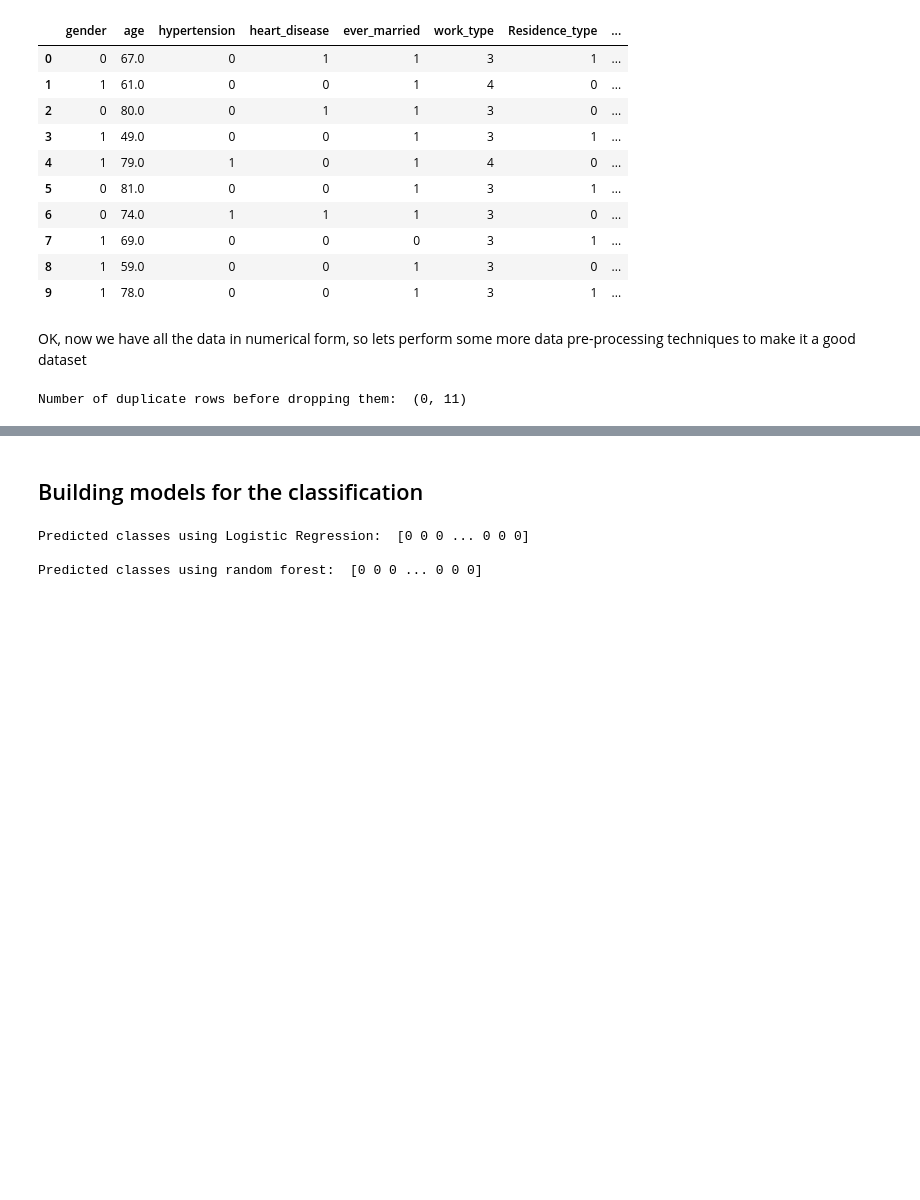
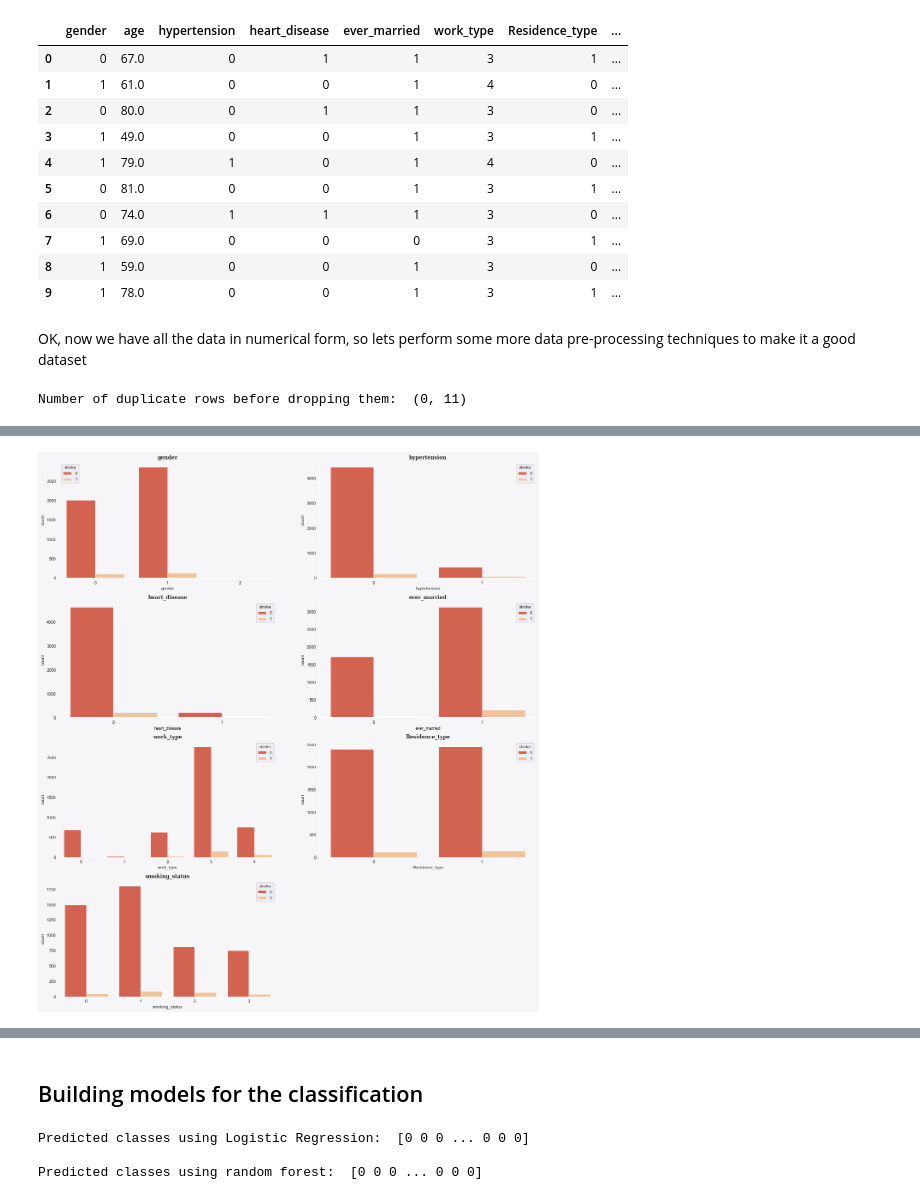
Before and after one commit to seenusnehil/Machine-Learning-Journey, a Jupyter notebook: Brain-Stroke-Prediction/brain-stroke-prediction.ipynb, the cells around one changed output, grey strips where cells are left out. Drawn from its saved outputs; the diff is of its cells as text; code cells hidden in the pictures; blank space fills up the shorter version.

```diff
--- a/Brain-Stroke-Prediction/brain-stroke-prediction.ipynb
+++ b/Brain-Stroke-Prediction/brain-stroke-prediction.ipynb
@@ -182,0 +146,16 @@ sns.boxplot(x = data['bmi'])
+# %%
+data_categories = data[['gender', 'hypertension', 'heart_disease', 'ever_married','work_type', 'Residence_type',
+                       'smoking_status']]
+fig=plt.figure(figsize=(20,23))
+background_color = '#f6f5f7'
+fig.patch.set_facecolor(background_color)
+for indx,val in enumerate(data_categories.columns):
+    ax=plt.subplot(4,2,indx+1)
+    ax.set_facecolor(background_color)
+    ax.set_title(val,fontweight='bold',fontfamily='serif')
+    for i in ['top','right']:
+        ax.spines[i].set_visible(False)
+    ax.grid(linestyle=':',axis='y')
+    sns.countplot(data_categories[val],palette='OrRd_r',hue=data['stroke'])
+# %% [output]
+[figure, added]
```
Also changed, not shown: parts of 18 cells of this notebook, 1 other file.
